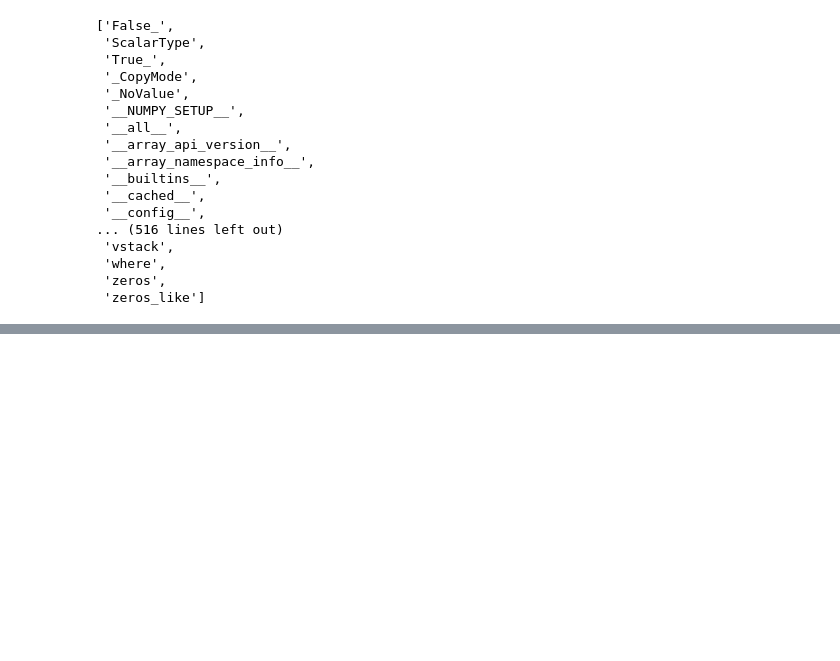
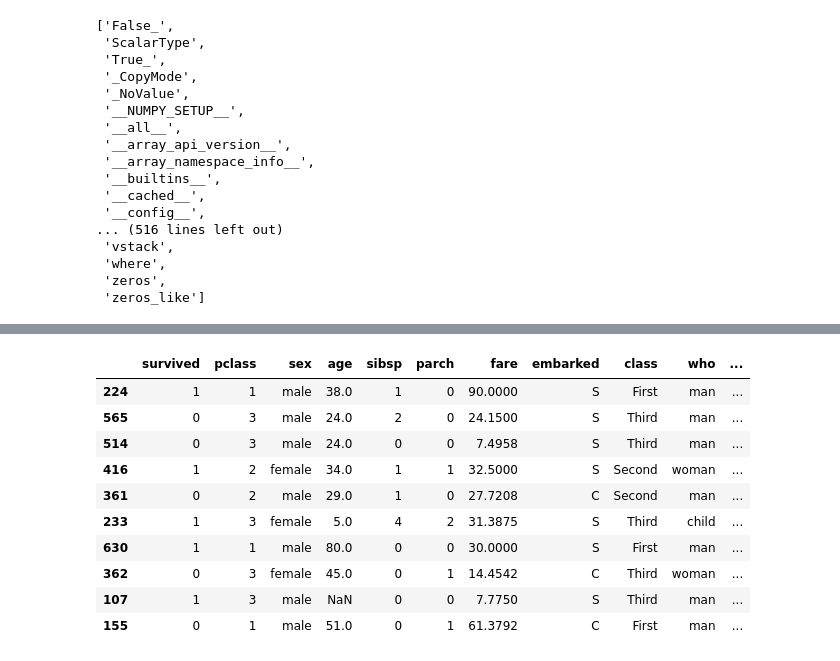
Before and after one commit to avanteesarve-code/Green-AI---python, a Jupyter notebook: Day6.ipynb, the cells around one changed output, grey strips where cells are left out. Drawn from its saved outputs; the diff is of its cells as text; code cells hidden in the pictures; blank space fills up the shorter version.

Commit message:
preprocessed the data using pandas library

```diff
--- a/Day6.ipynb
+++ b/Day6.ipynb
@@ -28,0 +53,4 @@ list(dir(np))
+# %%
+import seaborn as sns
+data = sns.load_dataset('titanic')
+data.head()
@@ -28,0 +84,14 @@ list(dir(np))
+# %%
+data.sample(10)
+# %% [output]
+|  | survived | pclass | sex | age | sibsp | parch | fare | embarked | class | who | ... |
+| 224 | 1 | 1 | male | 38.0 | 1 | 0 | 90.0000 | S | First | man | ... |
+| 565 | 0 | 3 | male | 24.0 | 2 | 0 | 24.1500 | S | Third | man | ... |
+| 514 | 0 | 3 | male | 24.0 | 0 | 0 | 7.4958 | S | Third | man | ... |
+| 416 | 1 | 2 | female | 34.0 | 1 | 1 | 32.5000 | S | Second | woman | ... |
+| 361 | 0 | 2 | male | 29.0 | 1 | 0 | 27.7208 | C | Second | man | ... |
+| 233 | 1 | 3 | female | 5.0 | 4 | 2 | 31.3875 | S | Third | child | ... |
+| 630 | 1 | 1 | male | 80.0 | 0 | 0 | 30.0000 | S | First | man | ... |
+| 362 | 0 | 3 | female | 45.0 | 0 | 1 | 14.4542 | C | Third | woman | ... |
+| 107 | 1 | 3 | male | NaN | 0 | 0 | 7.7750 | S | Third | man | ... |
+| 155 | 0 | 1 | male | 51.0 | 0 | 1 | 61.3792 | C | First | man | ... |
```
Also changed, not shown: parts of 18 cells of this notebook, 1 other file.
